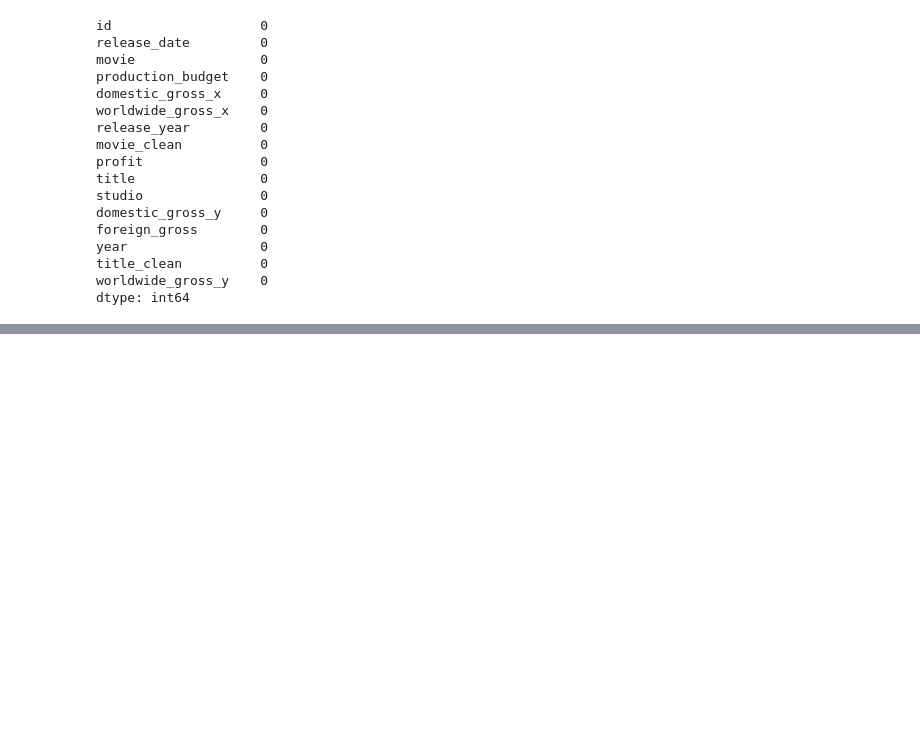
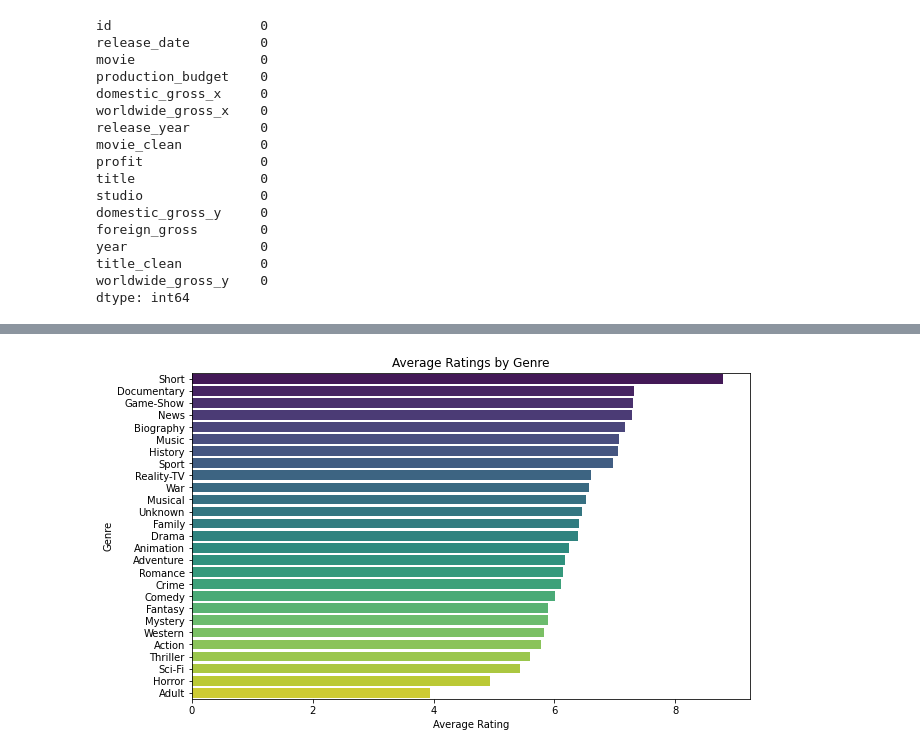
Before and after one commit to lorenaterah/Phase-2-project-G3, a Jupyter notebook: Notebooks/Edgar.ipynb, the cells around one changed output, grey strips where cells are left out. Drawn from its saved outputs; the diff is of its cells as text; code cells hidden in the pictures; blank space fills up the shorter version.

```diff
--- a/Notebooks/Edgar.ipynb
+++ b/Notebooks/Edgar.ipynb
@@ -547,0 +561,22 @@ dtype: int64
+# %%
+# Exploding genres to handle multiple genres per movie
+#df_imdb_exploded= df_imdb_exploded.assign(genres=df_imdb_exploded['genres'].str.split(',')).explode('genres')
+df_imdb_exploded = (
+    df_imdb.assign(genres=df_imdb['genres'].str.split(','))
+           .explode('genres')
+)
+
+
+# Calculating the average rating for each genre
+genre_avg_rating = df_imdb_exploded.groupby('genres')['averagerating'].mean().reset_index().sort_values(by = 'averagerating', ascending=False)
+
+
+# Plotting
+plt.figure(figsize=(10, 6))
+sns.barplot(x='averagerating', y='genres', data=genre_avg_rating, palette='viridis')
+plt.title('Average Ratings by Genre')
+plt.xlabel('Average Rating')
+plt.ylabel('Genre')
+plt.show()
+# %% [output]
+[figure, added]
```
Also changed, not shown: parts of 2 cells of this notebook.
